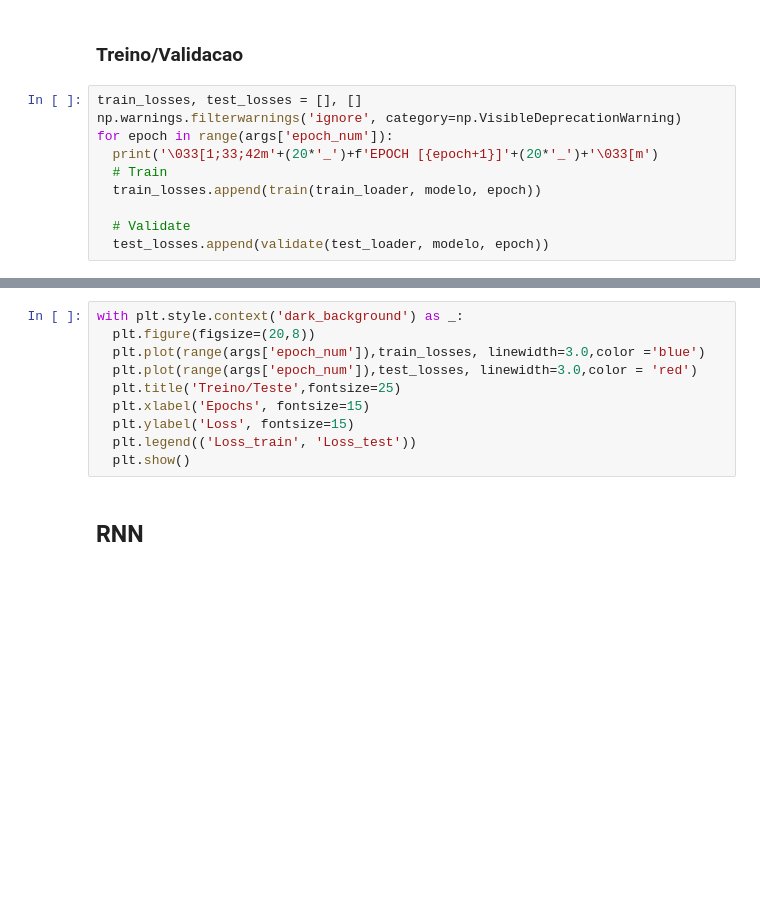
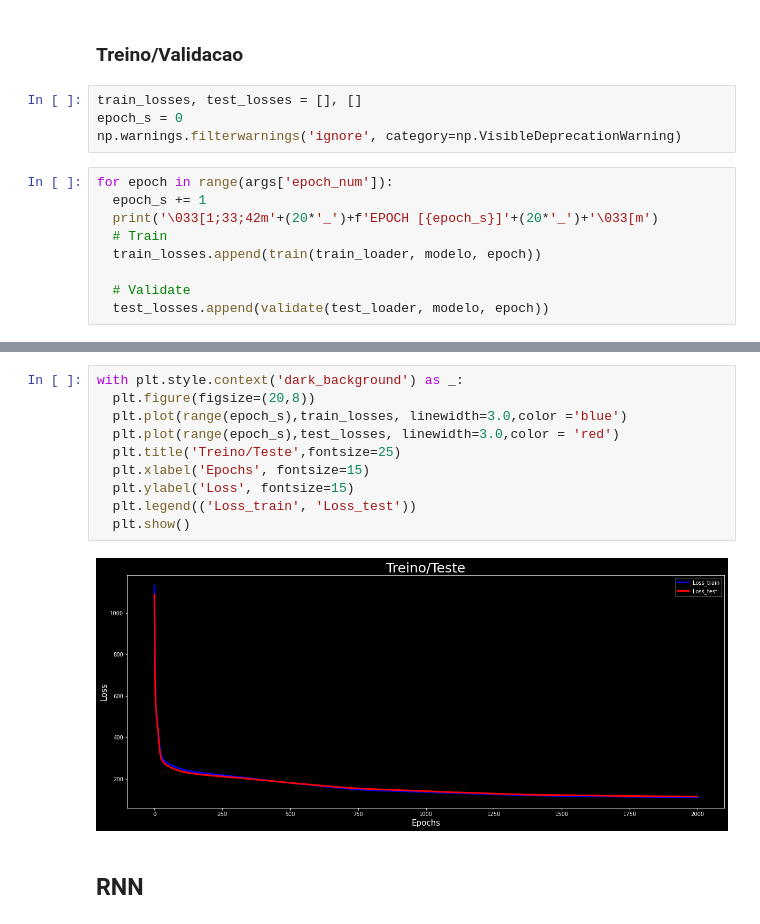
Before and after one commit to Edgar-Barroso/Rede-Neural-Bike, a Jupyter notebook: Bicicletas_Regression.ipynb, the cells around one changed output, grey strips where cells are left out. Cells and saved outputs as stored; diff of their text form; blank space fills up the shorter version.

```diff
--- a/Bicicletas_Regression.ipynb
+++ b/Bicicletas_Regression.ipynb
@@ -416,11 +416,14 @@ def validate(test_loader, net, epoch):
   return epoch_loss.mean()
 # %% [markdown]
 ### Treino/Validacao
+# %%
+train_losses, test_losses = [], []
+epoch_s = 0
+np.warnings.filterwarnings('ignore', category=np.VisibleDeprecationWarning)
 # %%
-train_losses, test_losses = [], []
-np.warnings.filterwarnings('ignore', category=np.VisibleDeprecationWarning)
 for epoch in range(args['epoch_num']):
-  print('\033[1;33;42m'+(20*'_')+f'EPOCH [{epoch+1}]'+(20*'_')+'\033[m')
+  epoch_s += 1
+  print('\033[1;33;42m'+(20*'_')+f'EPOCH [{epoch_s}]'+(20*'_')+'\033[m')
   # Train
   train_losses.append(train(train_loader, modelo, epoch))
 
@@ -429,13 +450,15 @@ for epoch in range(args['epoch_num']):
 # %%
 with plt.style.context('dark_background') as _:
   plt.figure(figsize=(20,8))
-  plt.plot(range(args['epoch_num']),train_losses, linewidth=3.0,color ='blue')
-  plt.plot(range(args['epoch_num']),test_losses, linewidth=3.0,color = 'red')
+  plt.plot(range(epoch_s),train_losses, linewidth=3.0,color ='blue')
+  plt.plot(range(epoch_s),test_losses, linewidth=3.0,color = 'red')
   plt.title('Treino/Teste',fontsize=25)
   plt.xlabel('Epochs', fontsize=15)
   plt.ylabel('Loss', fontsize=15)
   plt.legend(('Loss_train', 'Loss_test'))
   plt.show()
+# %% [output]
+[figure, added]
 # %% [markdown]
 ## RNN
 # %% [markdown]
```
Also changed, not shown: parts of 1 cell of this notebook.
